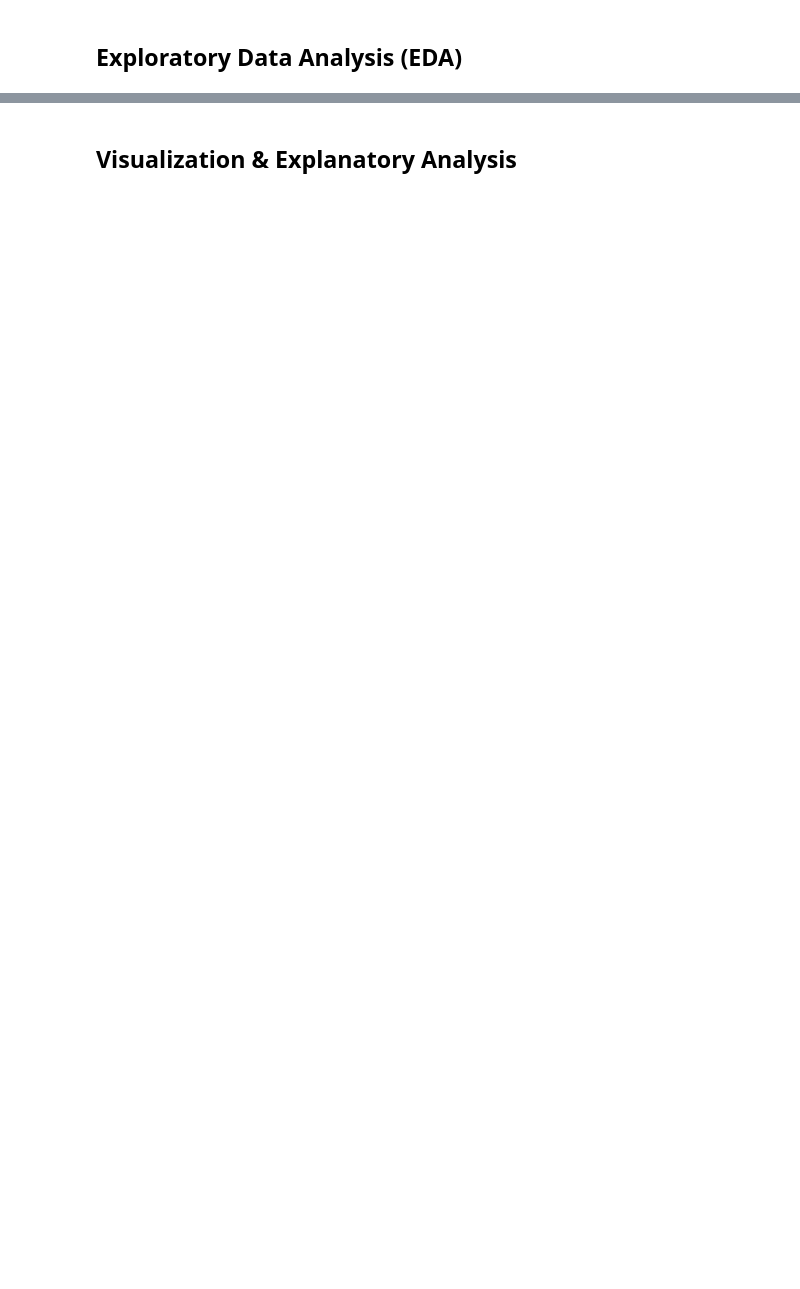
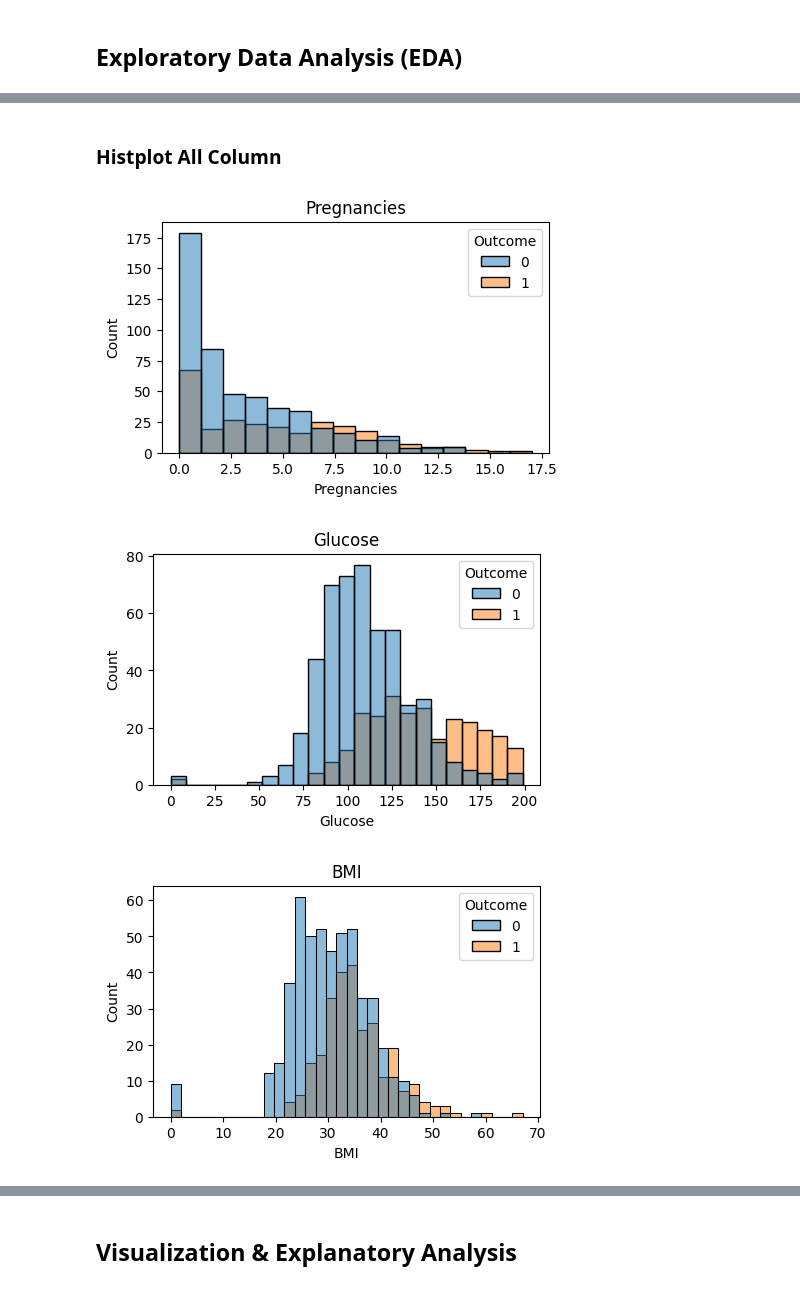
Before and after one commit to iniparhan/Diabetes_Analysis, a Jupyter notebook: notebook.ipynb, the cells around one changed output, grey strips where cells are left out. Drawn from its saved outputs; the diff is of its cells as text; code cells hidden in the pictures; blank space fills up the shorter version.

```diff
--- a/notebook.ipynb
+++ b/notebook.ipynb
@@ -126,0 +174,14 @@ plt.show()
+# %% [markdown]
+### Histplot All Column
+# %%
+column_list = data.columns.to_list()
+
+for col in column_list:
+  plt.figure(figsize=(5,3))
+  plt.title(col)
+  sns.histplot(data=data, x=col, hue='Outcome', color='purple')
+  plt.show()
+# %% [output]
+[figure, added]
+[figure, added]
+[figure, added]
```
Also changed, not shown: parts of 64 cells of this notebook.
